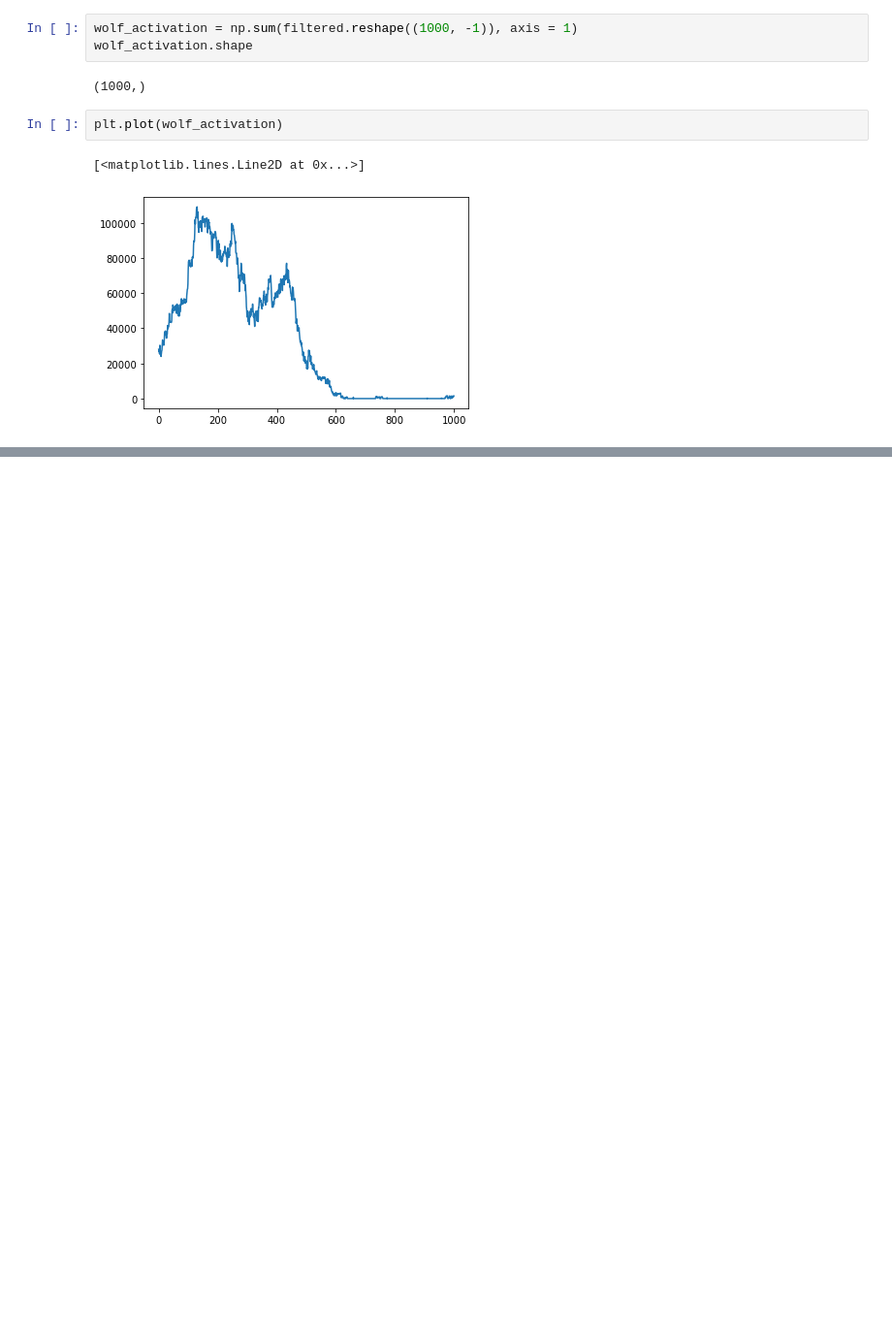
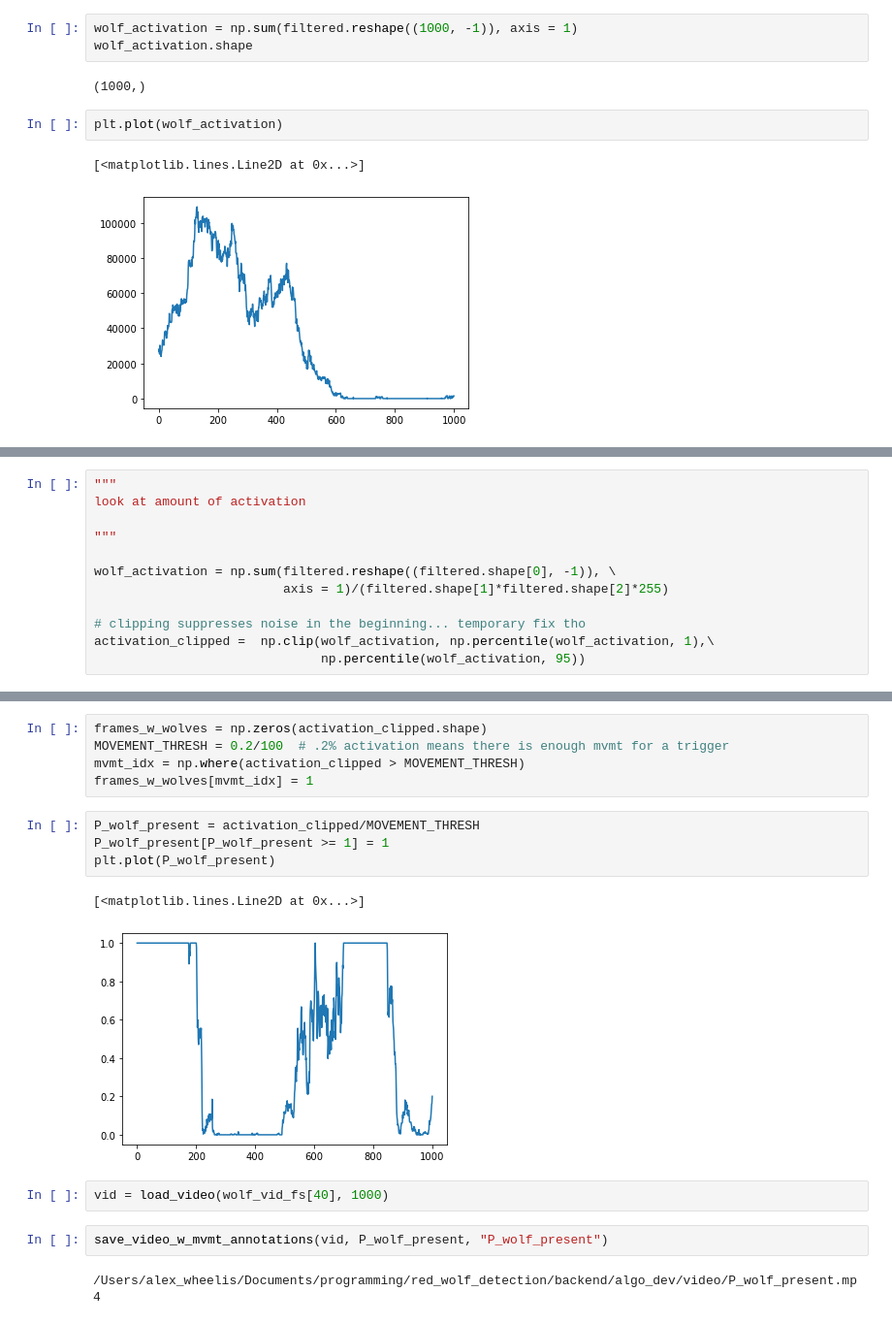
Before and after one commit to awheelis/red_wolf_detection, a Jupyter notebook: backend/algo_dev/frame_filter.ipynb, the cells around one changed output, grey strips where cells are left out. Shown at 97% size. Cells and saved outputs as stored; diff of their text form; blank space fills up the shorter version.

```diff
--- a/backend/algo_dev/frame_filter.ipynb
+++ b/backend/algo_dev/frame_filter.ipynb
@@ -86,0 +128,12 @@ frame filter:
+# %%
+"""
+look at amount of activation
+
+"""
+
+wolf_activation = np.sum(filtered.reshape((filtered.shape[0], -1)), \
+                         axis = 1)/(filtered.shape[1]*filtered.shape[2]*255)
+
+# clipping suppresses noise in the beginning... temporary fix tho
+activation_clipped =  np.clip(wolf_activation, np.percentile(wolf_activation, 1),\
+                              np.percentile(wolf_activation, 95))
@@ -86,0 +154,18 @@ frame filter:
+# %%
+frames_w_wolves = np.zeros(activation_clipped.shape)
+MOVEMENT_THRESH = 0.2/100  # .2% activation means there is enough mvmt for a trigger
+mvmt_idx = np.where(activation_clipped > MOVEMENT_THRESH)
+frames_w_wolves[mvmt_idx] = 1
+# %%
+P_wolf_present = activation_clipped/MOVEMENT_THRESH
+P_wolf_present[P_wolf_present >= 1] = 1
+plt.plot(P_wolf_present)
+# %% [output]
+[<matplotlib.lines.Line2D at 0x...>]
+[figure, added]
+# %%
+vid = load_video(wolf_vid_fs[40], 1000)
+# %%
+save_video_w_mvmt_annotations(vid, P_wolf_present, "P_wolf_present")
+# %% [output]
+/Users/alex_wheelis/Documents/programming/red_wolf_detection/backend/algo_dev/video/P_wolf_present.mp4
```
Also changed, not shown: parts of 10 cells of this notebook, 1 other file.
